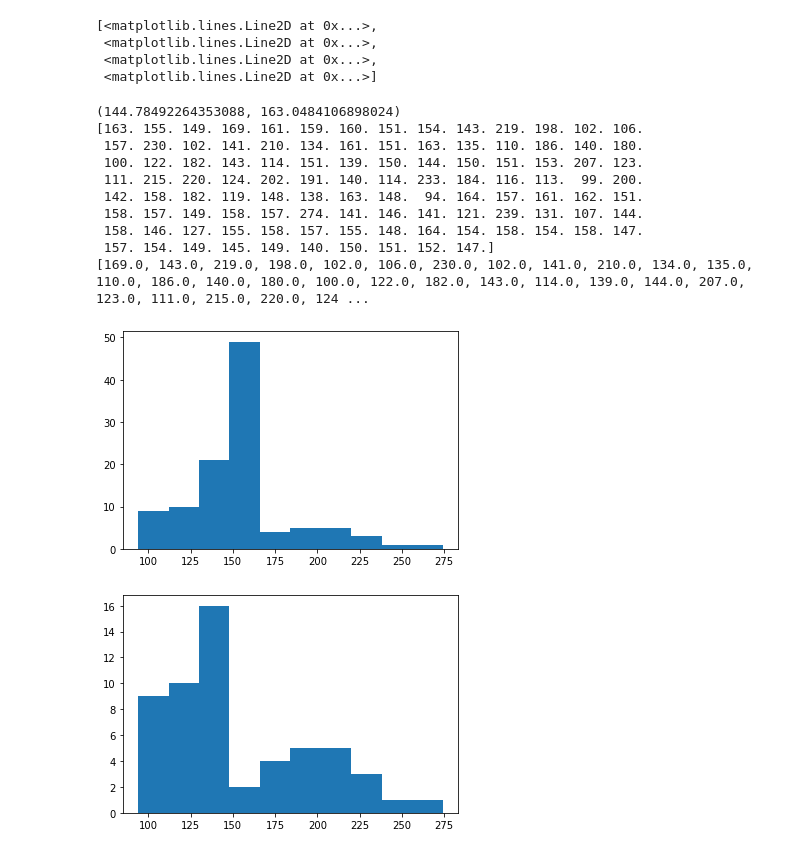
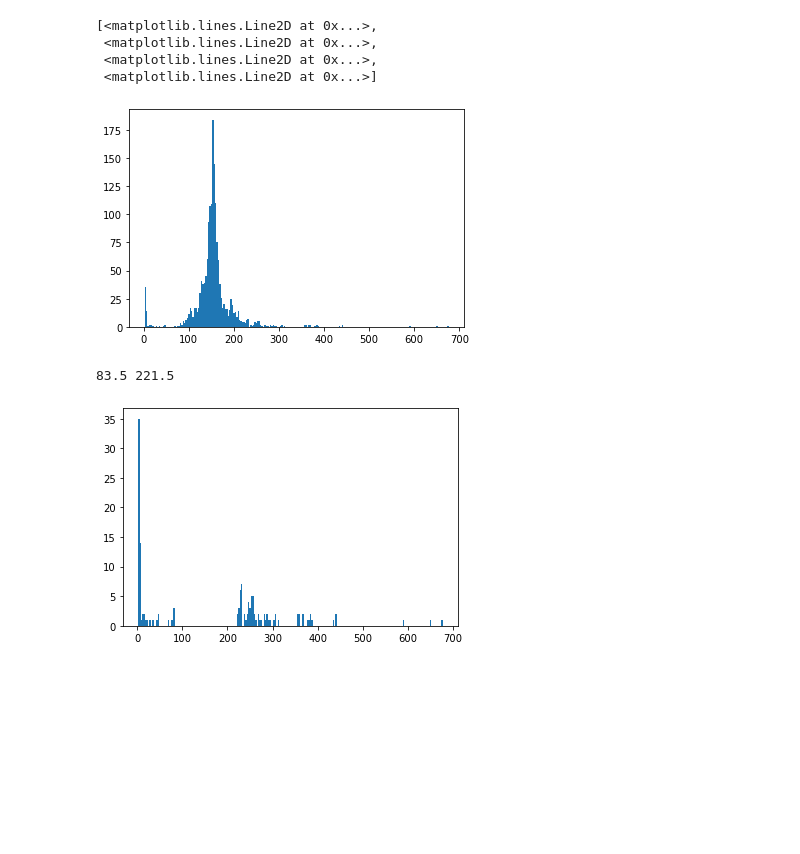
Before and after one commit to pbouttes/ML_Project2, a Jupyter notebook: pablo.ipynb, the cells around one changed output. Cells and saved outputs as stored; diff of their text form; code cells hidden in the pictures; blank space fills up the shorter version.

```diff
--- a/pablo.ipynb
+++ b/pablo.ipynb
@@ -205,49 +205,43 @@ def anomalies_detection(data, confidence):
     return outliers
 
 def main():
     start = 0
-    stop = 10  #set the number of files you want to go through
+    stop = 153  #set the number of files you want to go through
     width=[]
-    outliers=[]
     for i, filename in enumerate(os.listdir('heartbeat_data')):
         out = re.findall(r'\d+', filename)
         if int(out[0]) < start:
             continue
         if i == stop:
             break
         y_beats = filter_noise(filename)
         y_beat = filter_fetus(y_beats)
 
         peaks = scipy.signal.find_peaks(y_beat, height=0.055)
         spike_times= peaks[0]
         spike_vals = peaks[1]['peak_heights']
 
 
 
 
         # collect this
 
         peak_width_diff=[np.abs(spike_times[i]-spike_times[i+1]) for i in range(len(spike_times)-1)]
         width=np.concatenate((width,peak_width_diff),axis=None)
-    outliers=anomalies_detection(width,0.997)
-    print(width)
-    print(outliers)
-    plt.hist(width)
+    plt.hist(width,bins=len(np.unique(width)))
     plt.show()
-    plt.hist(outliers)
+    x = np.quantile(width, [0,0.25,0.5,0.75,1])
+    interQuartileRange=x[3]-x[1]
+    upperLimit=x[3]+2.5*interQuartileRange
+    lowerLimit=x[1]-2.5*interQuartileRange
+    print(lowerLimit,upperLimit)
+    outliers=[x for x in width if x<lowerLimit or x>upperLimit]
+    plt.hist(outliers,bins=len(np.unique(width)))
+
     plt.show()
 
 main()
 # %% [output]
+[figure, new version]
-(144.78492264353088, 163.0484106898024)
-[163. 155. 149. 169. 161. 159. 160. 151. 154. 143. 219. 198. 102. 106.
- 157. 230. 102. 141. 210. 134. 161. 151. 163. 135. 110. 186. 140. 180.
- 100. 122. 182. 143. 114. 151. 139. 150. 144. 150. 151. 153. 207. 123.
- 111. 215. 220. 124. 202. 191. 140. 114. 233. 184. 116. 113.  99. 200.
- 142. 158. 182. 119. 148. 138. 163. 148.  94. 164. 157. 161. 162. 151.
- 158. 157. 149. 158. 157. 274. 141. 146. 141. 121. 239. 131. 107. 144.
- 158. 146. 127. 155. 158. 157. 155. 148. 164. 154. 158. 154. 158. 147.
- 157. 154. 149. 145. 149. 140. 150. 151. 152. 147.]
-[169.0, 143.0, 219.0, 198.0, 102.0, 106.0, 230.0, 102.0, 141.0, 210.0, 134.0, 135.0, 110.0, 186.0, 140.0, 180.0, 100.0, 122.0, 182.0, 143.0, 114.0, 139.0, 144.0, 207.0, 123.0, 111.0, 215.0, 220.0, 124 ...
+83.5 221.5
-[figure, old version]
-[figure, old version]
+[figure, new version]
```
